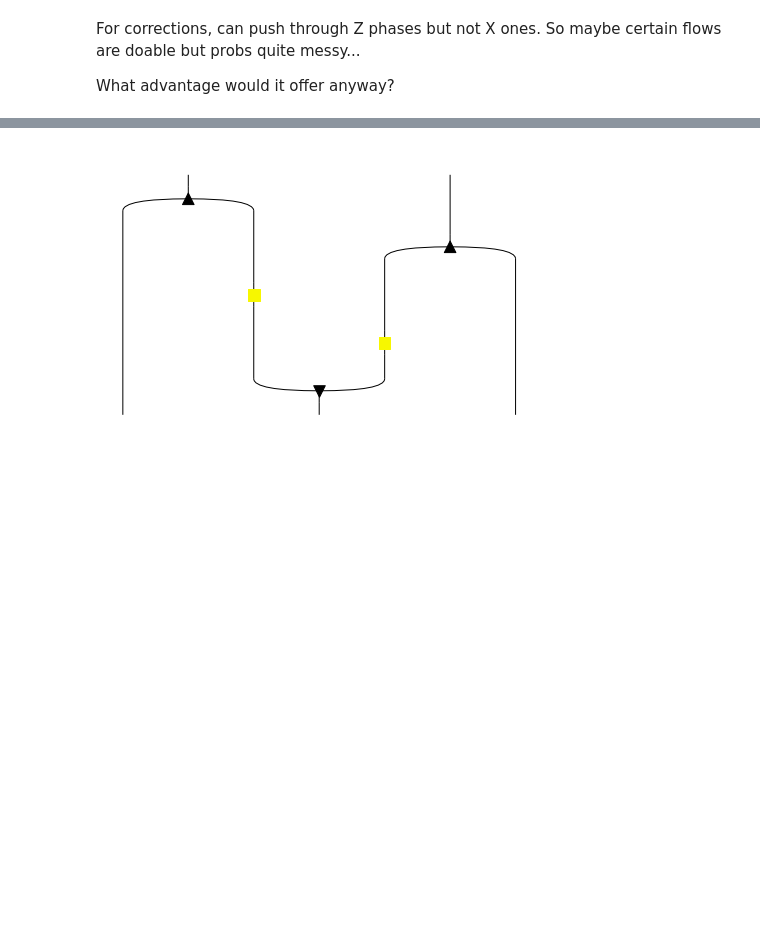
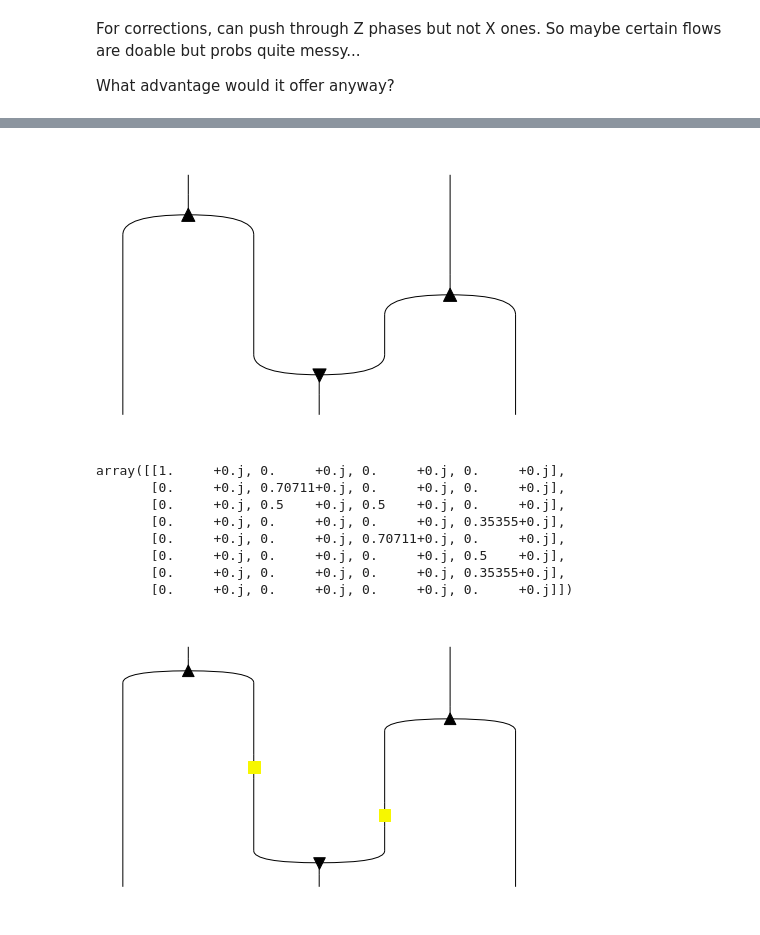
Before and after one commit to edwinagnew/zxw-diagrams, a Jupyter notebook: determin.ipynb, the cells around one changed output, grey strips where cells are left out. Drawn from its saved outputs; the diff is of its cells as text; code cells hidden in the pictures; blank space fills up the shorter version.

```diff
--- a/determin.ipynb
+++ b/determin.ipynb
@@ -60 +70,15 @@ What advantage would it offer anyway?
+# %%
+a = W(norm=True) @ W(norm=True) >> Id(1) @ W(2, False, norm=True) @ Id(1)
+a.draw()
+eval(a)
+# %% [output]
+[figure, added]
+array([[1.     +0.j, 0.     +0.j, 0.     +0.j, 0.     +0.j],
+       [0.     +0.j, 0.70711+0.j, 0.     +0.j, 0.     +0.j],
+       [0.     +0.j, 0.5    +0.j, 0.5    +0.j, 0.     +0.j],
+       [0.     +0.j, 0.     +0.j, 0.     +0.j, 0.35355+0.j],
+       [0.     +0.j, 0.     +0.j, 0.70711+0.j, 0.     +0.j],
+       [0.     +0.j, 0.     +0.j, 0.     +0.j, 0.5    +0.j],
+       [0.     +0.j, 0.     +0.j, 0.     +0.j, 0.35355+0.j],
+       [0.     +0.j, 0.     +0.j, 0.     +0.j, 0.     +0.j]])
 # %%
```
Also changed, not shown: parts of 3 cells of this notebook.
